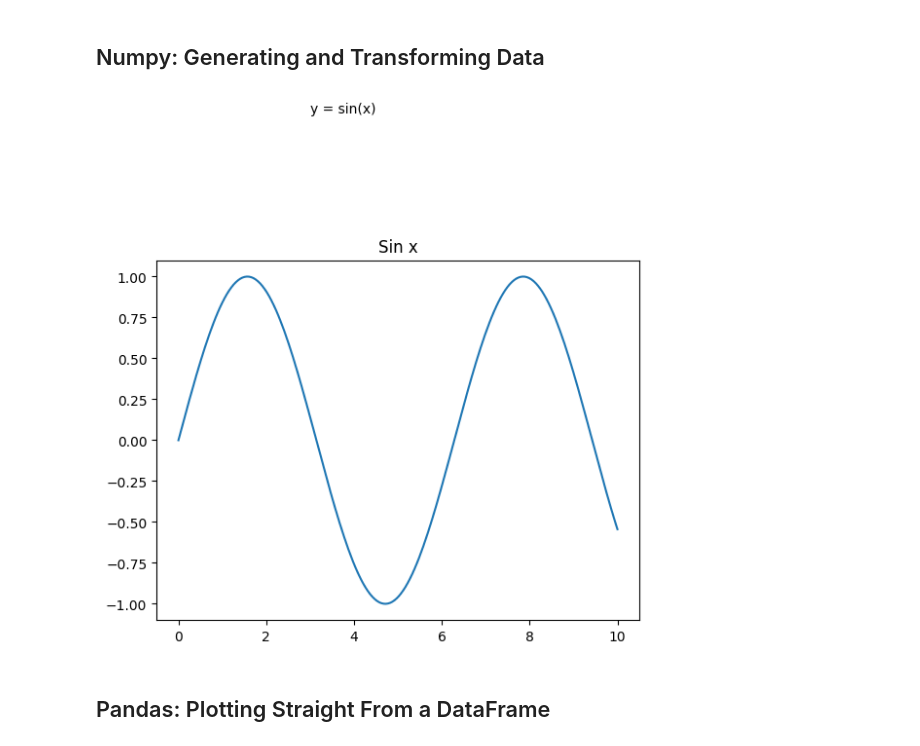
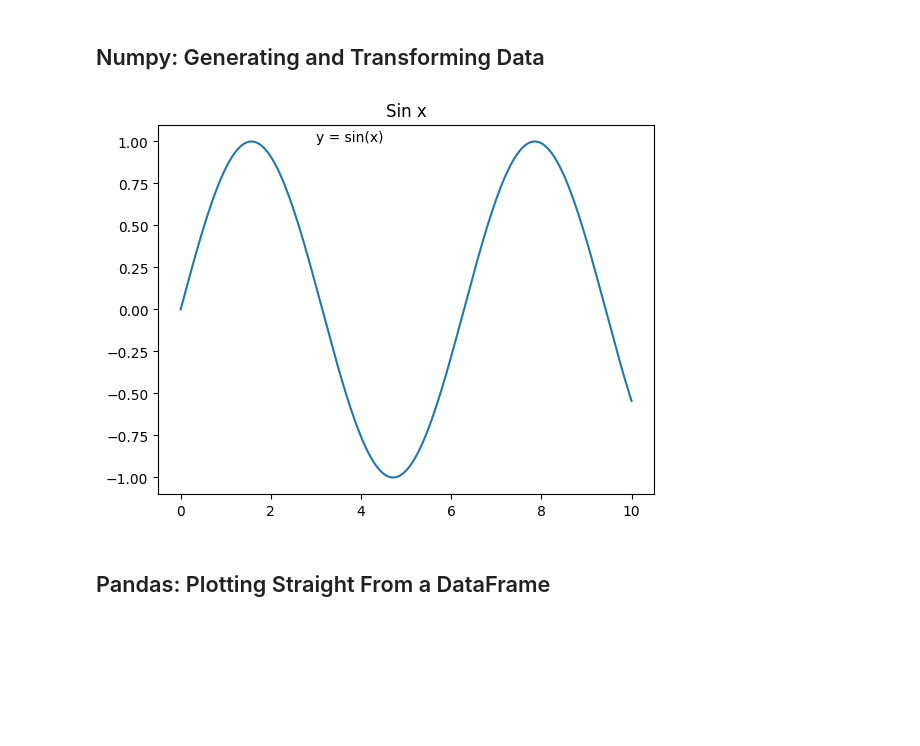
Before and after one commit to BigChungus931/Python-Data-Analyses, a Jupyter notebook: Matplot/Topic 3 Real Data and Advance Styling.ipynb, the cells around one changed output. Saved outputs shown, nothing was run; the diff lists cells and outputs as text; code cells hidden in the pictures; blank space fills up the shorter version.

```diff
--- a/Matplot/Topic 3 Real Data and Advance Styling.ipynb
+++ b/Matplot/Topic 3 Real Data and Advance Styling.ipynb
@@ -9,14 +9,14 @@ import pandas as pd
 # %%
 x = np.linspace(0, 10, 200)
 y = np.sin(x)
 
 fig, ax = plt.subplots()
 ax.plot(x, y)
 ax.set_title("Sin x")
-ax.text(3, 2, "y = sin(x)")
+ax.text(3, 1, "y = sin(x)")
 plt.show()
 # %% [output]
-[figure, old version]
+[figure, new version]
 # %% [markdown]
 ## Pandas: Plotting Straight From a DataFrame
 # %%
```
Also changed, not shown: 2 other files.
